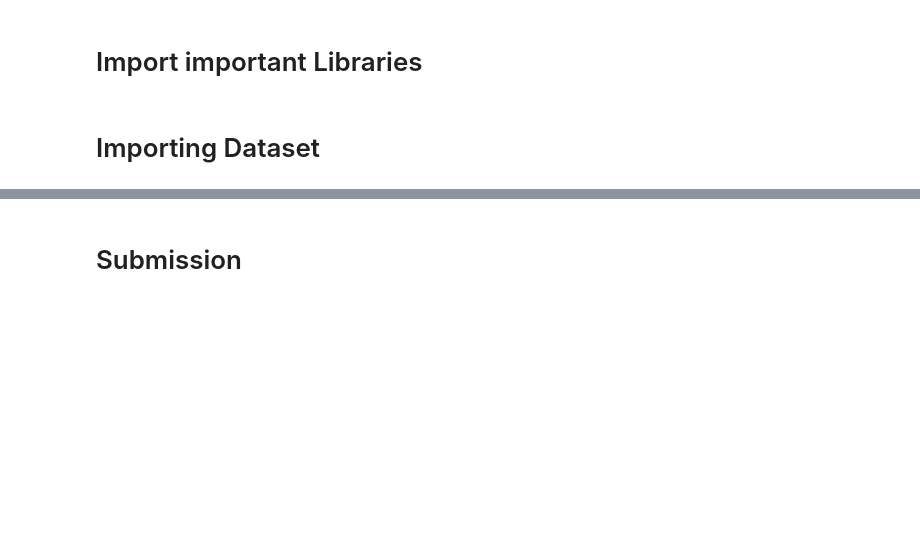
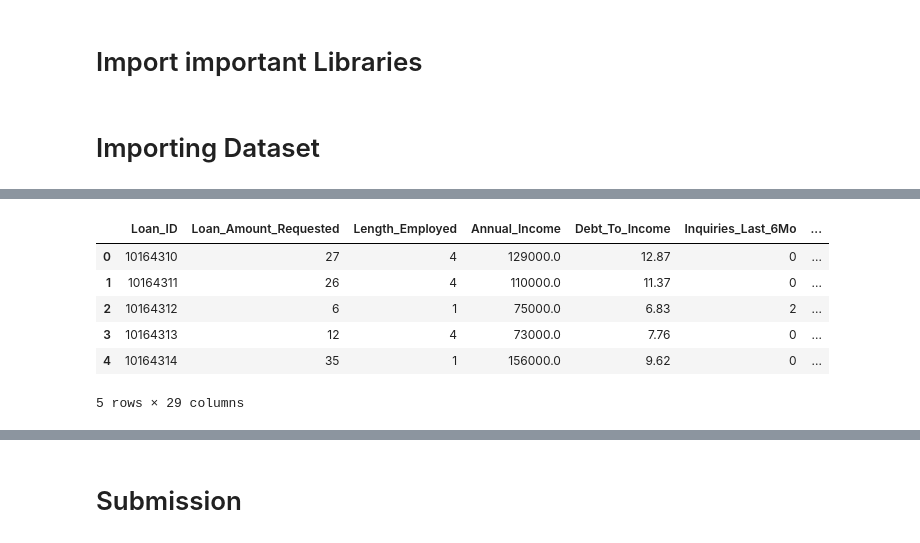
Before and after one commit to Mitesh512/Janta_Hack, a Jupyter notebook: Janta_Hack.ipynb, the cells around one changed output, grey strips where cells are left out. Drawn from its saved outputs; the diff is of its cells as text; code cells hidden in the pictures; blank space fills up the shorter version.

```diff
--- a/Janta_Hack.ipynb
+++ b/Janta_Hack.ipynb
@@ -649,0 +317,10 @@ array([2, 1, 3, ..., 2, 3, 2], dtype=int64)
+# %%
+test.head()
+# %% [output]
+|  | Loan_ID | Loan_Amount_Requested | Length_Employed | Annual_Income | Debt_To_Income | Inquiries_Last_6Mo | ... |
+| 0 | 10164310 | 27 | 4 | 129000.0 | 12.87 | 0 | ... |
+| 1 | 10164311 | 26 | 4 | 110000.0 | 11.37 | 0 | ... |
+| 2 | 10164312 | 6 | 1 | 75000.0 | 6.83 | 2 | ... |
+| 3 | 10164313 | 12 | 4 | 73000.0 | 7.76 | 0 | ... |
+| 4 | 10164314 | 35 | 1 | 156000.0 | 9.62 | 0 | ... |
+5 rows × 29 columns
```
Also changed, not shown: parts of 118 cells of this notebook, 8 other files.
